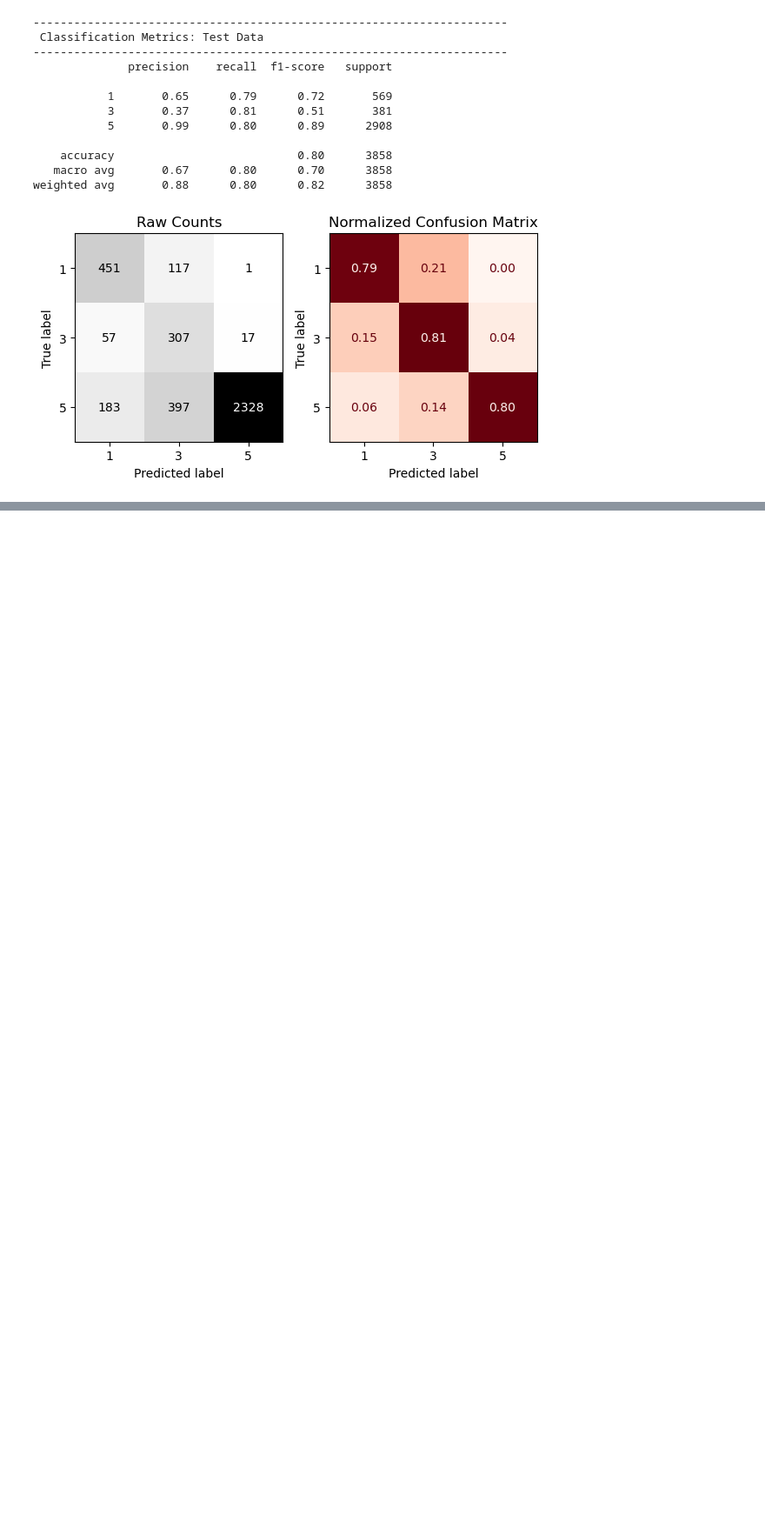
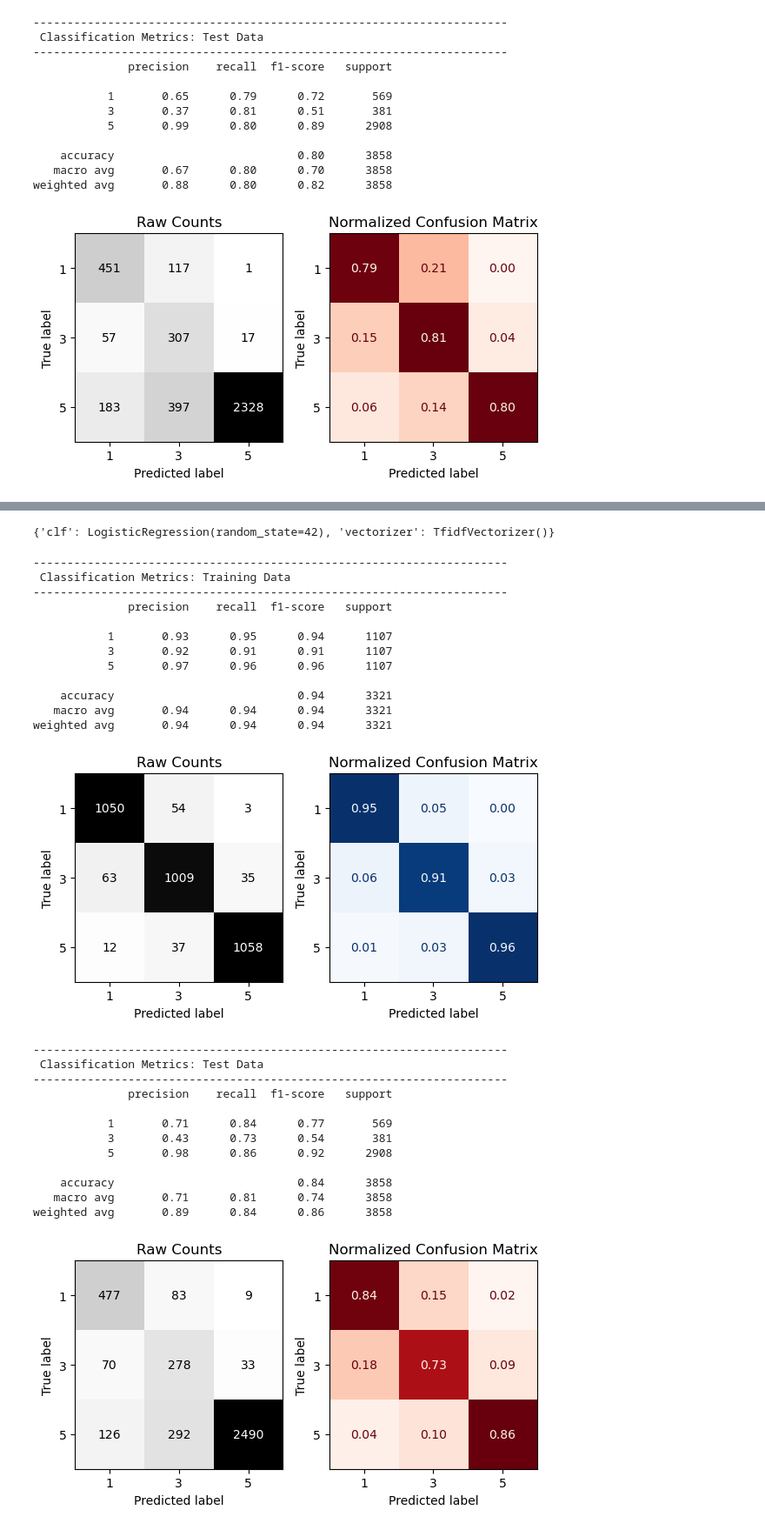
Before and after one commit to Rovidicus/Natural-Language-Processing, a Jupyter notebook: Text_Classification_w_Sklearn.ipynb, the cells around one changed output, grey strips where cells are left out. Shown at 87% size. Drawn from its saved outputs; the diff is of its cells as text; code cells hidden in the pictures; blank space fills up the shorter version.

```diff
--- a/Text_Classification_w_Sklearn.ipynb
+++ b/Text_Classification_w_Sklearn.ipynb
@@ -485,0 +654,12 @@ weighted avg       0.88      0.80      0.82      3858
+# %%
+# define grid with options for which vectorizer and which classifier
+param_grid = {
+    'vectorizer' : [CountVectorizer(), TfidfVectorizer()],
+    'clf' : [RandomForestClassifier(random_state = 42), MultinomialNB(), LogisticRegression(random_state = 42)]
+}
+# %%
+%%time
+# Create grid search
+grid_search = GridSearchCV(vect_pipe, param_grid, cv=3, scoring = 'accuracy', verbose=1, n_jobs=-1)
+# Fit the model
+grid_search.fit(X_train, y_train)
@@ -485,0 +679,37 @@ weighted avg       0.88      0.80      0.82      3858
+# %%
+grid_search.best_params_
+# %% [output]
+{'clf': LogisticRegression(random_state=42), 'vectorizer': TfidfVectorizer()}
+# %%
+# Now define the best version of the model
+best_model = grid_search.best_estimator_
+
+# Predict and Evaluate with the custom function
+evaluate_classification(best_model, X_train, y_train, X_test, y_test)
+# %% [output]
+----------------------------------------------------------------------
+ Classification Metrics: Training Data
+----------------------------------------------------------------------
+              precision    recall  f1-score   support
+
+           1       0.93      0.95      0.94      1107
+           3       0.92      0.91      0.91      1107
+           5       0.97      0.96      0.96      1107
+
+    accuracy                           0.94      3321
+   macro avg       0.94      0.94      0.94      3321
+weighted avg       0.94      0.94      0.94      3321
+[figure, added]
+----------------------------------------------------------------------
+ Classification Metrics: Test Data
+----------------------------------------------------------------------
+              precision    recall  f1-score   support
+
+           1       0.71      0.84      0.77       569
+           3       0.43      0.73      0.54       381
+           5       0.98      0.86      0.92      2908
+
+    accuracy                           0.84      3858
+   macro avg       0.71      0.81      0.74      3858
+weighted avg       0.89      0.84      0.86      3858
+[figure, added]
```
Also changed, not shown: parts of 28 cells of this notebook, 1 other file.
